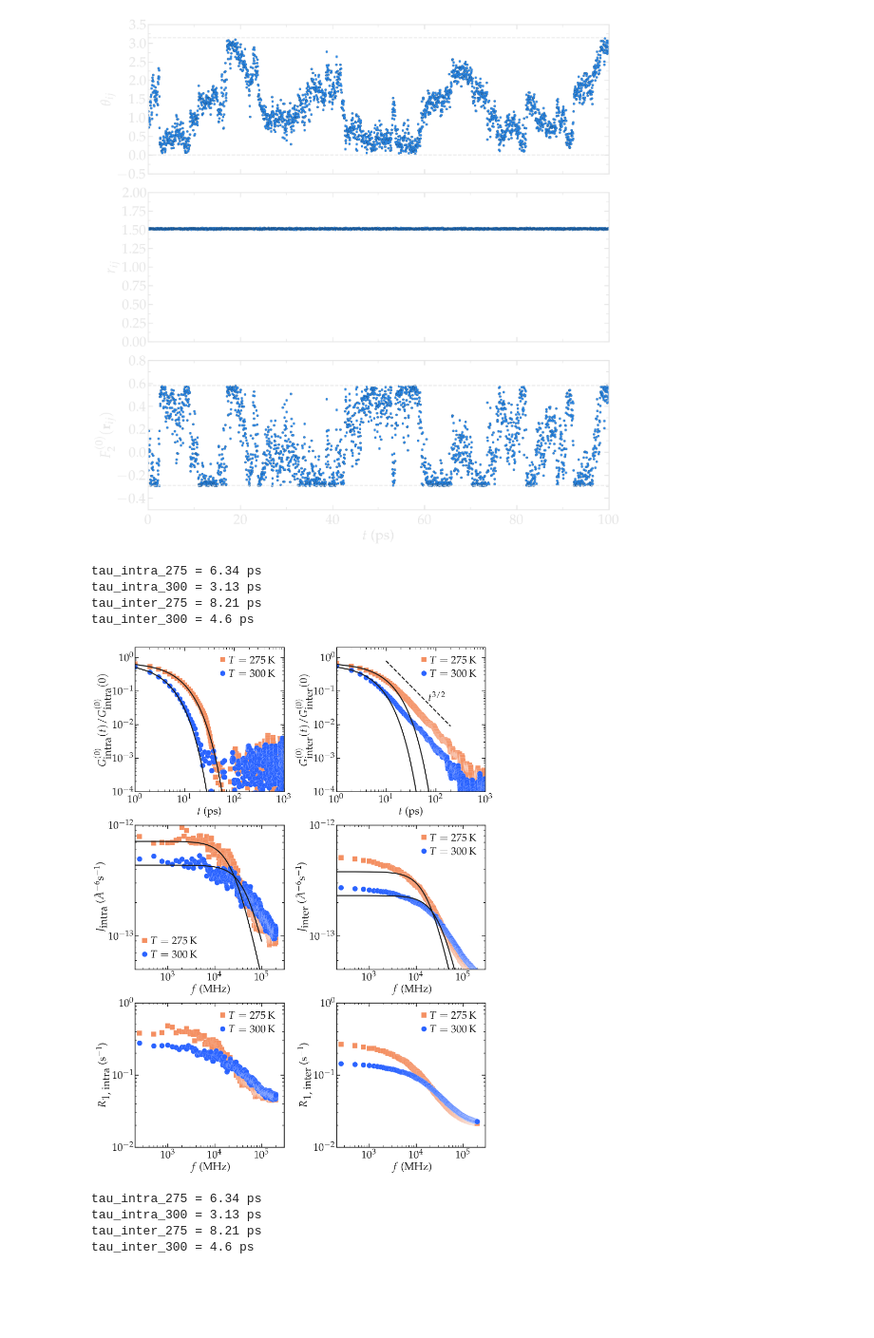
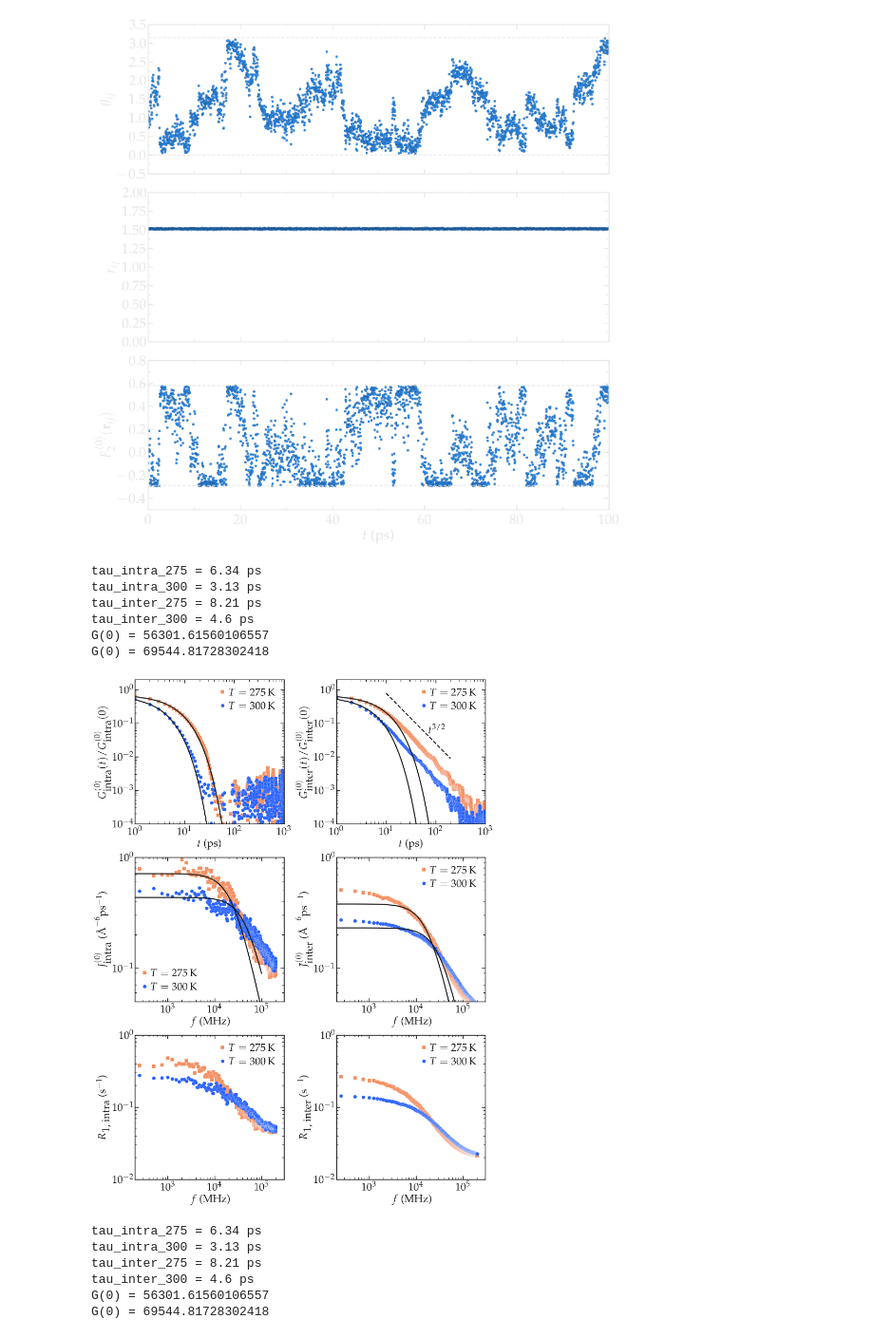
Before and after one commit to simongravelle/nmrformd, a Jupyter notebook: examples/analyse-scripts/bulk-water/illustration.ipynb, the cells around one changed output. Shown at 95% size. Drawn from its saved outputs; the diff is of its cells as text; code cells hidden in the pictures; blank space fills up the shorter version.

```diff
--- a/examples/analyse-scripts/bulk-water/illustration.ipynb
+++ b/examples/analyse-scripts/bulk-water/illustration.ipynb
@@ -293,7 +293,7 @@ No artists with labels found to put in legend.  Note that artists whose label st
 # Path to data
 datapath_300 = "../../raw-data/bulk-water/N3000-medium-T300/"
 datapath_275 = "../../raw-data/bulk-water/N3000-medium-T275/"
-msize = 15
+msize = 10
 # cut-off for frequency and time
 f_max = 3e5
 t_max = 2e3
@@ -344,12 +344,16 @@ def correlation1(x, a, b):
 def power_law(x, a):
     return a / x**1.5
 def spectrum1(x, a, b):
-    # a = 2 G(0) tau_c
-    return a/(1+(x*b)**2)
+    # a is G(0) in
+    # b is tau_c in ps
+    # x in MHz
+    return 2*a*b/(1+(2*np.pi*x*b)**2)
 # %%
 # Correlation function
 for mode, mygray, edge, myblue in zip(['light', 'dark'], [lightgray, darkgray], [black, white], [myblue_light, myblue_dark]):
     fig = plt.figure(figsize=(16, 21))
+
+    # panel A
     ax1 = fig.add_subplot(321)
     ax1.loglog(t, gij_intra_275/gij_intra_275[0], 's', markersize=msize, markeredgecolor=edge, markeredgewidth=0.2, color=myred, label=r'$T = 275$\,K')
     ax1.loglog(t, gij_intra_300/gij_intra_300[0], 'o', markersize=msize, markeredgecolor=edge, markeredgewidth=0.2, color=myblue, label=r'$T = 300$\,K')
@@ -365,6 +369,8 @@ for mode, mygray, edge, myblue in zip(['light', 'dark'], [lightgray, darkgray],
     figure_improvement(ax1, mygray, font, fontsize,
                        xlabel=r"$t$ (ps)", ylabel=r'$G^{(0)}_\textrm{intra} (t) / G^{(0)}_\textrm{intra} (0)$',
                        xlim=(1, 1000), ylim=(0.0001, 2))
+
+    # panel B
     ax1 = fig.add_subplot(322)
     ax1.loglog(t, gij_inter_275/gij_inter_275[0], 's', markersize=msize, markeredgecolor=edge, markeredgewidth=0.2, color=myred, label=r'$T = 275$\,K')
     ax1.loglog(t, gij_inter_300/gij_inter_300[0], 'o', markersize=msize, markeredgecolor=edge, markeredgewidth=0.2, color=myblue, label=r'$T = 300$\,K')
@@ -381,47 +387,61 @@ for mode, mygray, edge, myblue in zip(['light', 'dark'], [lightgray, darkgray],
     ax1.text(71, 0.05, r'$t^{3/2}$', fontsize = fontsize, color = mygray)
     tau = popt[1]
     figure_improvement(ax1, mygray, font, fontsize,
                        xlabel=r"$t$ (ps)", ylabel=r'$G^{(0)}_\textrm{inter} (t) / G^{(0)}_\textrm{inter} (0)$',
                        xlim=(1, 1000), ylim=(0.0001, 2))
+
+    # panel C
     ax1 = fig.add_subplot(323)
-    ax1.loglog(f[f<=2e5], J_intra_275[f<=2e5], 's', markersize=msize, markeredgecolor=edge, markeredgewidth=0.2, color=myred, label=r'$T = 275$\,K')
-    ax1.loglog(f[f<=2e5], J_intra_300[f<=2e5], 'o', markersize=msize, markeredgecolor=edge, markeredgewidth=0.2, color=myblue, label=r'$T = 300$\,K')
+    ax1.loglog(f[f<=2e5], 1e12*J_intra_275[f<=2e5], 's', markersize=msize, markeredgecolor=edge, markeredgewidth=0.2, color=myred, label=r'$T = 275$\,K')
+    ax1.loglog(f[f<=2e5], 1e12*J_intra_300[f<=2e5], 'o', markersize=msize, markeredgecolor=edge, markeredgewidth=0.2, color=myblue, label=r'$T = 300$\,K')
     # Fitting
-    ax1.loglog(f[:400], spectrum1(f[:400], np.mean(J_intra_275[:400][:40]), tau_intra_275*2*np.pi/1e6), '-', linewidth=3, color=mygray)
-    ax1.loglog(f[:400], spectrum1(f[:400], np.mean(J_intra_300[:400][:40]), tau_intra_300*2*np.pi/1e6), '-', linewidth=3, color=mygray)
+    print("G(0) =", np.mean(1e12*J_intra_275[:400][:40])*1e6/tau_intra_275/2)
+    ax1.loglog(f[:400], spectrum1(f[:400], np.mean(1e12*J_intra_275[:400][:40])/tau_intra_275/2, tau_intra_275/1e6), '-', linewidth=3, color=mygray)
+    print("G(0) =", np.mean(1e12*J_intra_300[:400][:40])*1e6/tau_intra_300/2)
+    ax1.loglog(f[:400], spectrum1(f[:400], np.mean(1e12*J_intra_300[:400][:40])/tau_intra_300/2, tau_intra_300/1e6), '-', linewidth=3, color=mygray)
     figure_improvement(ax1, mygray, font, fontsize,
-                       xlabel=r"$f$ (MHz)", ylabel=r'$J_\textrm{intra}$ ($\AA^{-6}$s$^{-1}$)',
-                       xlim=(2e2, 3e5), ylim=(5e-14, 1e-12))
+                       xlabel=r"$f$ (MHz)", ylabel=r'$J_\textrm{intra}^{(0)}$ ($\mathrm{\AA}^{-6}$ps$^{-1}$)',
+                       xlim=(2e2, 3e5), ylim=(5e-2, 1))
+
+    # panel D
     ax1 = fig.add_subplot(324)
-    ax1.loglog(f[f<=2e5], J_inter_275[f<=2e5], 's', markersize=msize, markeredgecolor=edge, markeredgewidth=0.2, color=myred, label=r'$T = 275$\,K')
-    ax1.loglog(f[f<=2e5], J_inter_300[f<=2e5], 'o', markersize=msize, markeredgecolor=edge, markeredgewidth=0.2, color=myblue, label=r'$T = 300$\,K')
+    ax1.loglog(f[f<=2e5], 1e12*J_inter_275[f<=2e5], 's', markersize=msize, markeredgecolor=edge, markeredgewidth=0.2, color=myred, label=r'$T = 275$\,K')
+    ax1.loglog(f[f<=2e5], 1e12*J_inter_300[f<=2e5], 'o', markersize=msize, markeredgecolor=edge, markeredgewidth=0.2, color=myblue, label=r'$T = 300$\,K')
 
-    ax1.loglog(f[:400], spectrum1(f[:400], np.mean(J_inter_275[:400][:40]), tau_inter_275*2*np.pi/1e6), '-', linewidth=3, color=mygray)
-    ax1.loglog(f[:400], spectrum1(f[:400], np.mean(J_inter_300[:400][:40]), tau_inter_300*2*np.pi/1e6), '-', linewidth=3, color=mygray)
+    ax1.loglog(f[:400], spectrum1(f[:400], np.mean(1e12*J_inter_275[:400][:40])/tau_inter_275/2, tau_inter_275/1e6), '-', linewidth=3, color=mygray)
+    ax1.loglog(f[:400], spectrum1(f[:400], np.mean(1e12*J_inter_300[:400][:40])/tau_inter_300/2, tau_inter_300/1e6), '-', linewidth=3, color=mygray)
 
     figure_improvement(ax1, mygray, font, fontsize,
-                       xlabel=r"$f$ (MHz)", ylabel=r'$J_\textrm{inter}$ ($\AA^{-6}$s$^{-1}$)',
-                       xlim=(2e2, 3e5), ylim=(5e-14, 1e-12))
+                       xlabel=r"$f$ (MHz)", ylabel=r'$J_\textrm{inter}^{(0)}$ ($\mathrm{\AA}^{-6}$ps$^{-1}$)',
+                       xlim=(2e2, 3e5), ylim=(5e-2, 1))
+
+    # panel E
     ax1 = fig.add_subplot(325)
     ax1.loglog(f[f<=2e5], R1_intra_275[f<=2e5], 's', markersize=msize, markeredgecolor=edge, markeredgewidth=0.2, color=myred, label=r'$T = 275$\,K')
     ax1.loglog(f[f<=2e5], R1_intra_300[f<=2e5], 'o', markersize=msize, markeredgecolor=edge, markeredgewidth=0.2, color=myblue, label=r'$T = 300$\,K')
     figure_improvement(ax1, mygray, font, fontsize,
                        xlabel=r"$f$ (MHz)", ylabel=r'$R_\textrm{1, intra}$ (s$^{-1}$)',
                        xlim=(2e2, 3e5), ylim=(0.01, 1))
+
+    # panel F
     ax1 = fig.add_subplot(326)
     ax1.loglog(f[f<=2e5], R1_inter_275[f<=2e5], 's', markersize=msize, markeredgecolor=edge, markeredgewidth=0.2, color=myred, label=r'$T = 275$\,K')
     ax1.loglog(f[f<=2e5], R1_inter_300[f<=2e5], 'o', markersize=msize, markeredgecolor=edge, markeredgewidth=0.2, color=myblue, label=r'$T = 300$\,K')
     figure_improvement(ax1, mygray, font, fontsize,
                        xlabel=r"$f$ (MHz)", ylabel=r'$R_\textrm{1, inter}$ (s$^{-1}$)',
                        xlim=(2e2, 3e5), ylim=(0.01, 1))
     save_figure(plt, fig, mode, name='best-practices/gij-R1-illustration', save=True)
 # %% [output]
 tau_intra_275 = 6.34 ps
 tau_intra_300 = 3.13 ps
 tau_inter_275 = 8.21 ps
 tau_inter_300 = 4.6 ps
+G(0) = 56301.61560106557
+G(0) = 69544.81728302418
-[figure, old version]
+[figure, new version]
 tau_intra_275 = 6.34 ps
 tau_intra_300 = 3.13 ps
 tau_inter_275 = 8.21 ps
 tau_inter_300 = 4.6 ps
+G(0) = 56301.61560106557
+G(0) = 69544.81728302418
```
Also changed, not shown: parts of 1 cell of this notebook, 5 other files.
